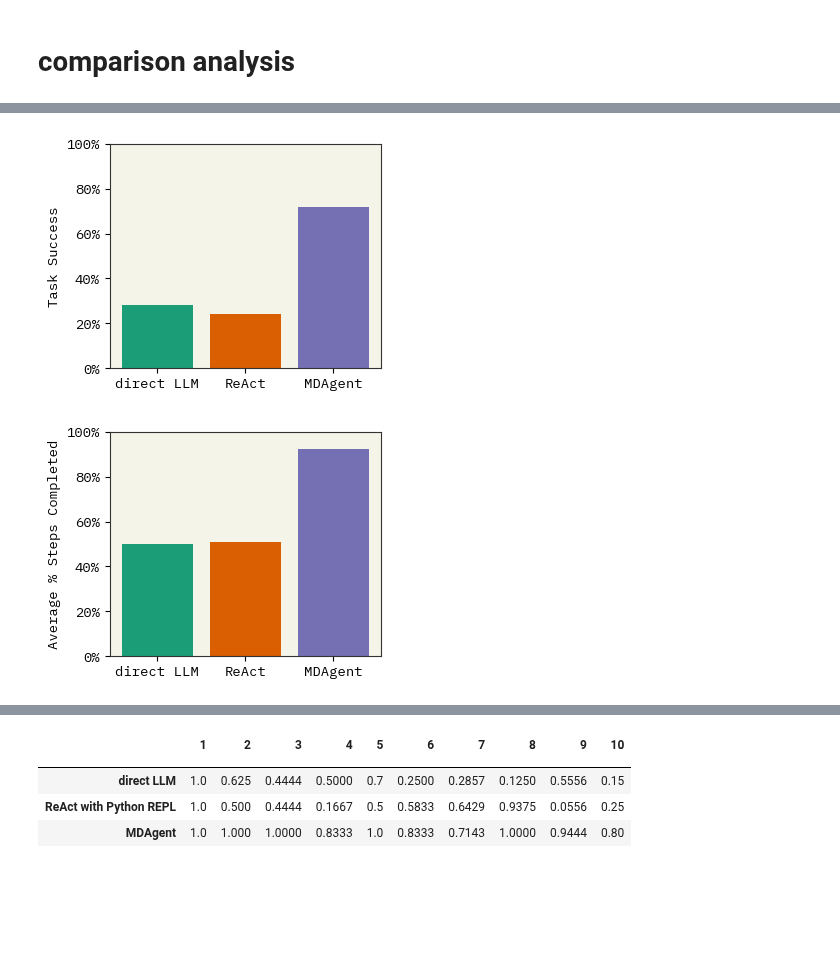
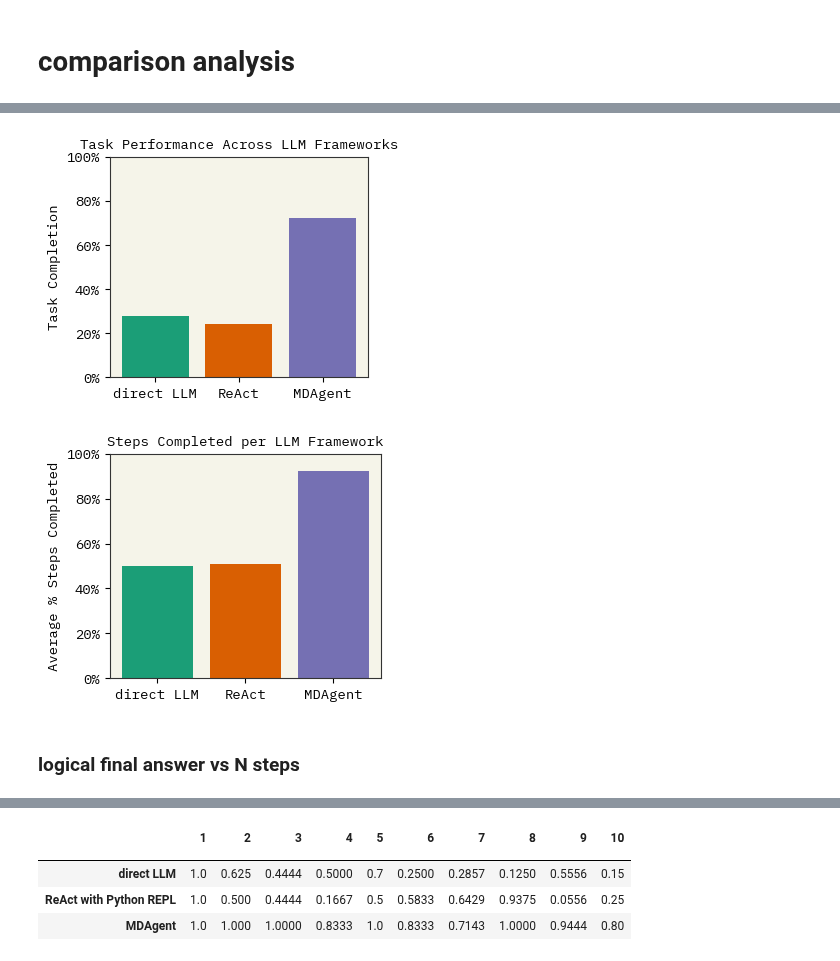
Before and after one commit to ur-whitelab/md-agent, a Jupyter notebook: notebooks/paper_figures/plots.ipynb, the cells around one changed output, grey strips where cells are left out. Cells and saved outputs as stored; diff of their text form; code cells hidden in the pictures; blank space fills up the shorter version.

Commit message:
added plots comparing LLM frameworks

```diff
--- a/notebooks/paper_figures/plots.ipynb
+++ b/notebooks/paper_figures/plots.ipynb
@@ -132,21 +220,28 @@ df.rename(index={"ReAct with Python REPL": "ReAct"}, inplace=True)
 colors = plt.rcParams['axes.prop_cycle'].by_key()['color']
 
 plt.bar(df.index, df['answer is logical '], color=colors)
+plt.title('Task Performance Across LLM Frameworks', size=10)
 plt.xlabel('')
 plt.xticks(rotation=0)
-plt.ylabel('Task Success')
+plt.ylabel('Task Completion')
 plt.ylim(0,1)
 plt.gca().yaxis.set_major_formatter(PercentFormatter(1.0))
+plt.tight_layout()
+plt.savefig('compare-direct-llm-part1.png',dpi=300, bbox_inches='tight')
 # %% [output]
-[figure, old version]
+[figure, new version]
 # %%
 data = df['% step completed']
 
 plt.bar(df.index, data, color=colors)
+plt.title('Steps Completed per LLM Framework', size=10)
 plt.xlabel('')
 plt.xticks(rotation=0)
 plt.ylabel('Average % Steps Completed')
 plt.ylim(0,1)
 plt.gca().yaxis.set_major_formatter(PercentFormatter(1.0))
+plt.savefig('compare-direct-llm-part2.png',dpi=300, bbox_inches='tight')
 # %% [output]
-[figure, old version]
+[figure, new version]
+# %% [markdown]
+### logical final answer vs N steps
```
Also changed, not shown: parts of 22 cells of this notebook.
